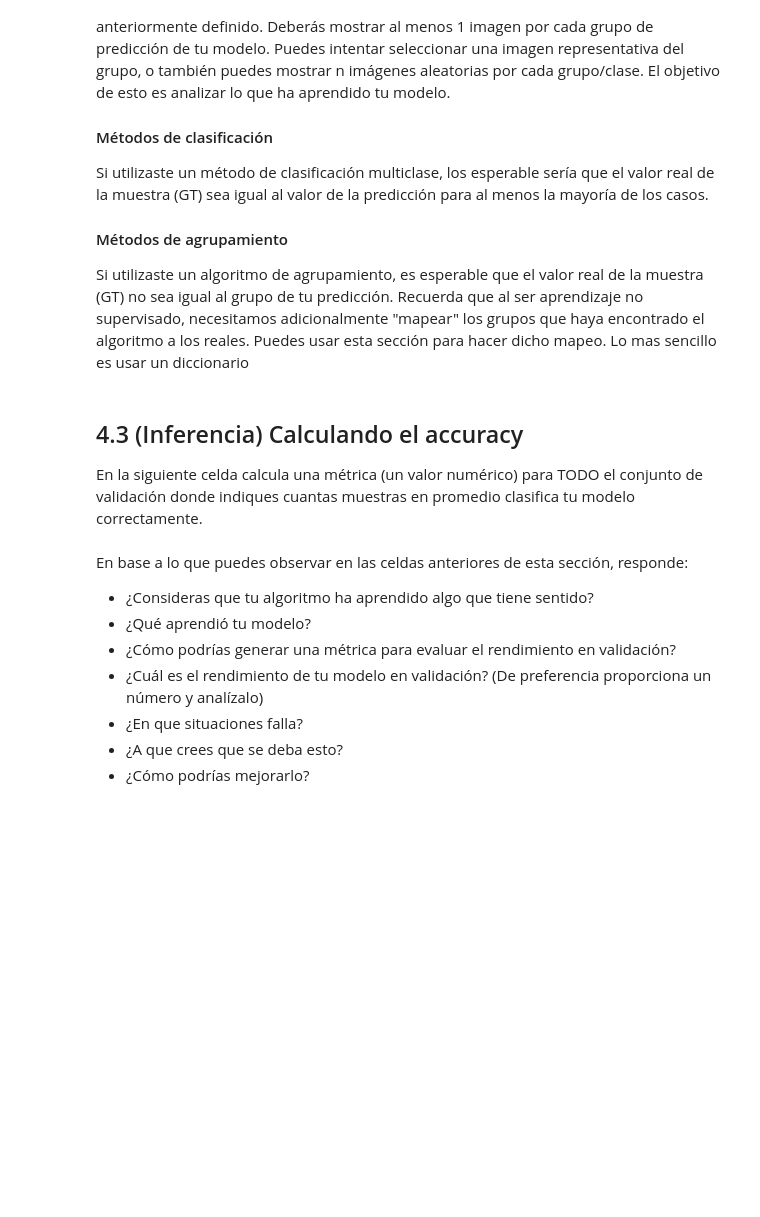
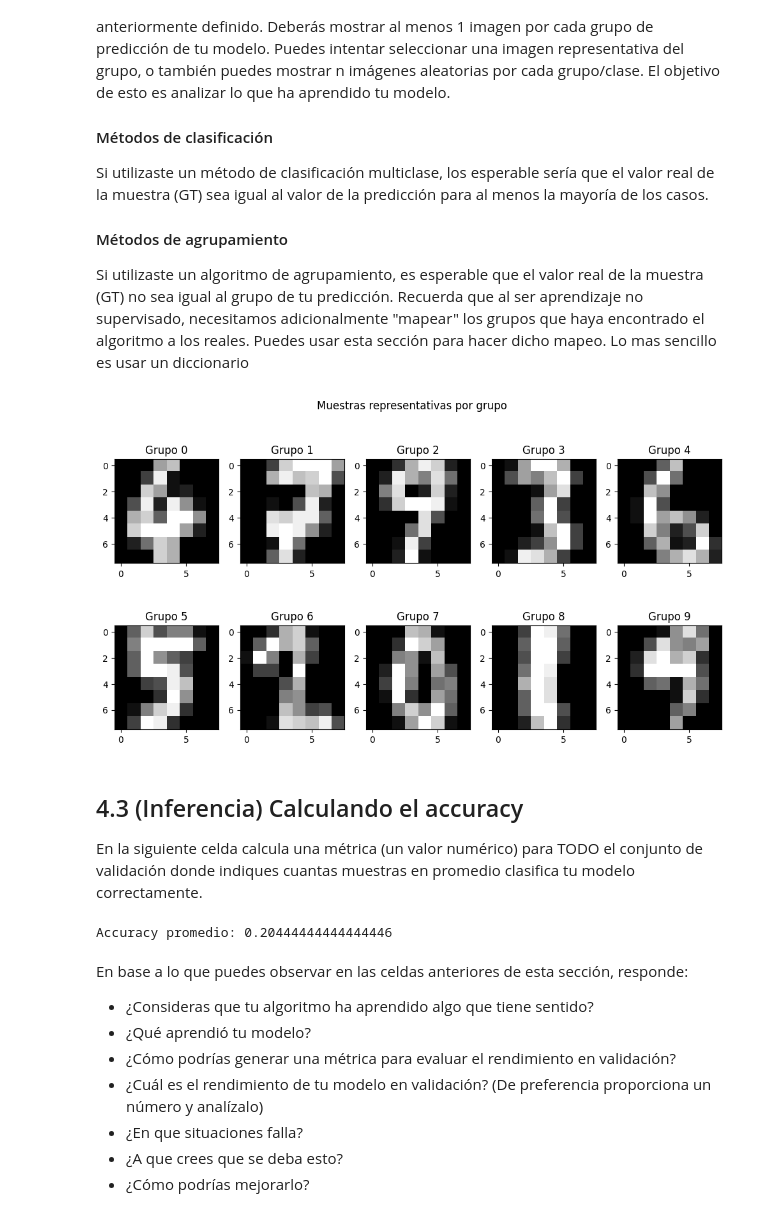
Before and after one commit to xJonathanS7x/SI23-BongoCat, a Jupyter notebook: proyecto_1_ML/proyecto_1_ML.ipynb, the cells around one changed output. Cells and saved outputs as stored; diff of their text form; code cells hidden in the pictures; blank space fills up the shorter version.

```diff
--- a/proyecto_1_ML/proyecto_1_ML.ipynb
+++ b/proyecto_1_ML/proyecto_1_ML.ipynb
@@ -238,24 +239,30 @@ Si utilizaste un algoritmo de agrupamiento, es esperable que el valor real de la
 # %%
 # Llamamos a inferencia de su modelo
 # Este método regresará las clases/grupos
 # que haya encontrado para cada punto de validación
 preds = mi_inferencia(modelo, data_val)
 
 # Clases/grupos distintos de predicciones
 group_pred = np.unique(preds)
 n_groups = len(group_pred)
 
 # Graficar
 n_cols = 5
 fig, axes = plt.subplots(n_groups//n_cols, n_cols, figsize=(10,6))  # Puedes cambiar o eliminar esta linea si lo consideras necesario.
 axes = axes.flatten() # Convertir los axes a lista para poder iterarlos
 # TODO: Muestra una imagen por cada grupo/clase de preddicion
 #========== Start =========
-
+for i, c in enumerate(group_pred):
+    indices = np.where(preds == c)
+    plot_data = data_val[indices]
+    axes[i].imshow(plot_data[0].reshape(8,8), cmap='gray')
+    axes[i].set_title(f"Grupo {c}")
 #========== End ===========
 fig.suptitle("Muestras representativas por grupo")
 plt.tight_layout()
 plt.show()
+# %% [output]
+[figure, added]
 # %% [markdown]
 ## 4.3 (Inferencia) Calculando el accuracy
 En la siguiente celda calcula una métrica (un valor numérico) para TODO el conjunto de validación donde indiques cuantas muestras en promedio clasifica tu modelo correctamente.
@@ -266,8 +273,11 @@ preddicciones = mi_inferencia(modelo, datos)
 
 # TODO: Calcula el "accuracy" promedio
 #========== Start =========
-accuracy =
+accuracy = (etiquetas == preddicciones).mean()
+print(f"Accuracy promedio: {accuracy}")
 #========== End ===========
+# %% [output]
+Accuracy promedio: 0.20444444444444446
 # %% [markdown]
 En base a lo que puedes observar en las celdas anteriores de esta sección, responde:
 - ¿Consideras que tu algoritmo ha aprendido algo que tiene sentido?
```
Also changed, not shown: parts of 4 cells of this notebook.
